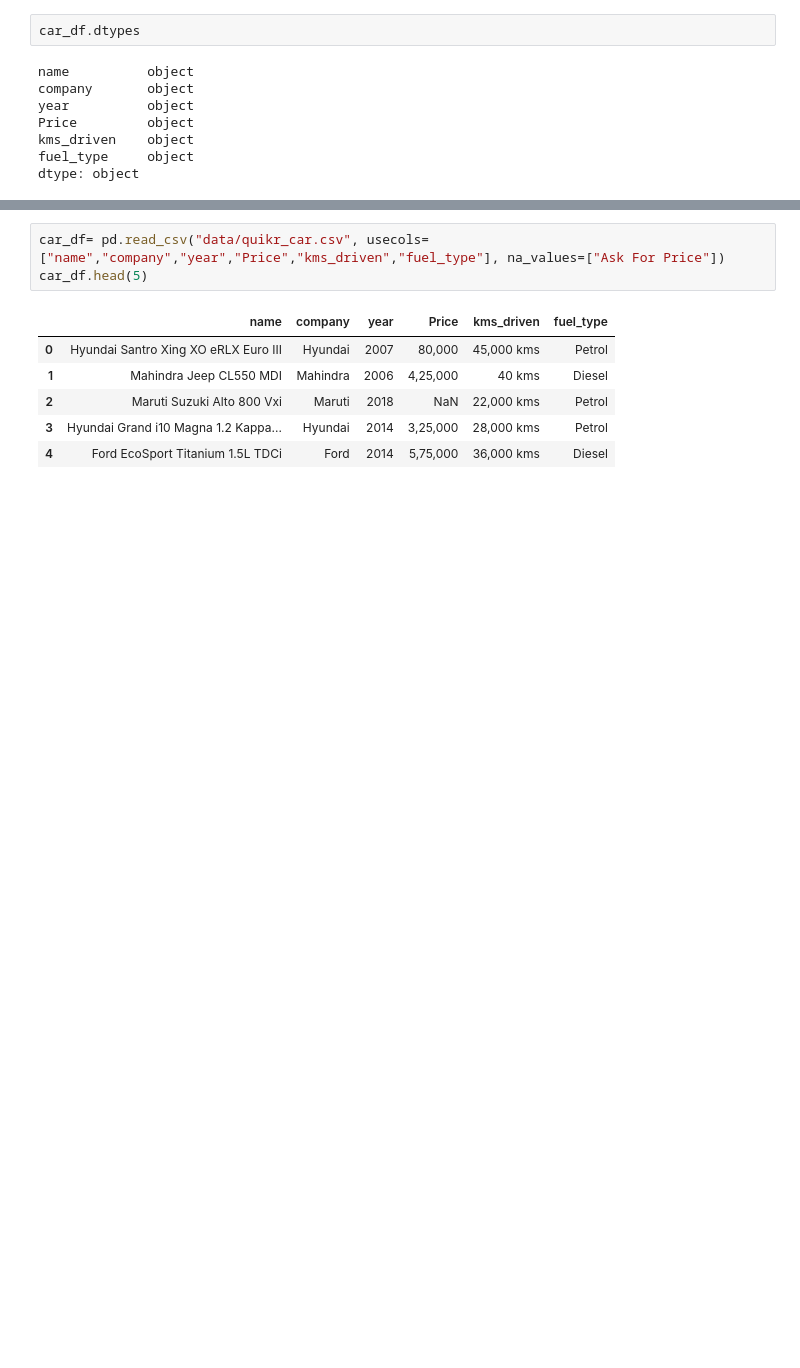
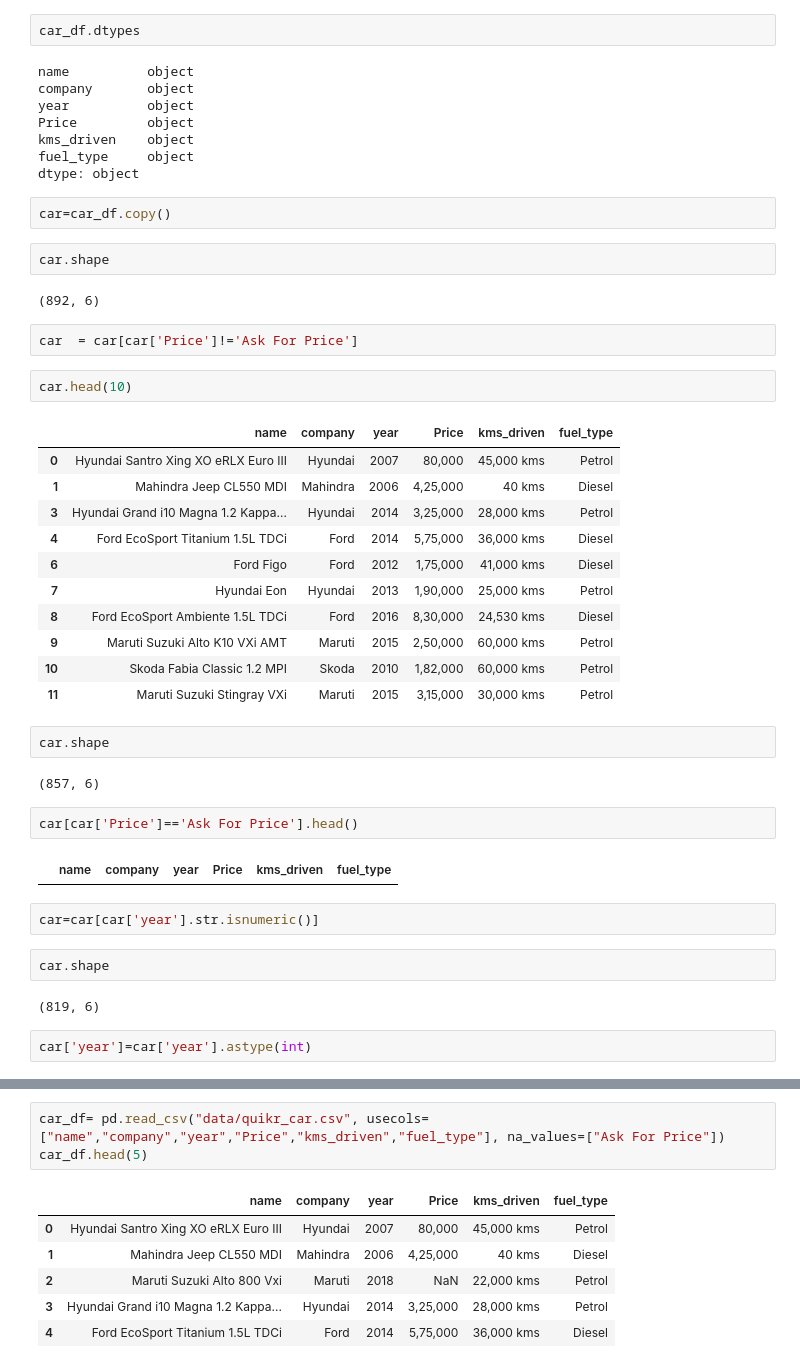
Before and after one commit to fnaadb/azure-data-science, a Jupyter notebook: mlin100days/carprediction/1-exploratory.ipynb, the cells around one changed output, grey strips where cells are left out. Saved outputs shown, nothing was run; the diff lists cells and outputs as text; blank space fills up the shorter version.

```diff
--- a/mlin100days/carprediction/1-exploratory.ipynb
+++ b/mlin100days/carprediction/1-exploratory.ipynb
@@ -22,3 +22,41 @@ Price         object
 kms_driven    object
 fuel_type     object
 dtype: object
+# %%
+car=car_df.copy()
+# %%
+car.shape
+# %% [output]
+(892, 6)
+# %%
+car  = car[car['Price']!='Ask For Price']
+# %%
+car.head(10)
+# %% [output]
+|  | name | company | year | Price | kms_driven | fuel_type |
+| 0 | Hyundai Santro Xing XO eRLX Euro III | Hyundai | 2007 | 80,000 | 45,000 kms | Petrol |
+| 1 | Mahindra Jeep CL550 MDI | Mahindra | 2006 | 4,25,000 | 40 kms | Diesel |
+| 3 | Hyundai Grand i10 Magna 1.2 Kappa... | Hyundai | 2014 | 3,25,000 | 28,000 kms | Petrol |
+| 4 | Ford EcoSport Titanium 1.5L TDCi | Ford | 2014 | 5,75,000 | 36,000 kms | Diesel |
+| 6 | Ford Figo | Ford | 2012 | 1,75,000 | 41,000 kms | Diesel |
+| 7 | Hyundai Eon | Hyundai | 2013 | 1,90,000 | 25,000 kms | Petrol |
+| 8 | Ford EcoSport Ambiente 1.5L TDCi | Ford | 2016 | 8,30,000 | 24,530 kms | Diesel |
+| 9 | Maruti Suzuki Alto K10 VXi AMT | Maruti | 2015 | 2,50,000 | 60,000 kms | Petrol |
+| 10 | Skoda Fabia Classic 1.2 MPI | Skoda | 2010 | 1,82,000 | 60,000 kms | Petrol |
+| 11 | Maruti Suzuki Stingray VXi | Maruti | 2015 | 3,15,000 | 30,000 kms | Petrol |
+# %%
+car.shape
+# %% [output]
+(857, 6)
+# %%
+car[car['Price']=='Ask For Price'].head()
+# %% [output]
+|  | name | company | year | Price | kms_driven | fuel_type |
+# %%
+car=car[car['year'].str.isnumeric()]
+# %%
+car.shape
+# %% [output]
+(819, 6)
+# %%
+car['year']=car['year'].astype(int)
```
Also changed, not shown: parts of 18 cells of this notebook, 2 other files.
